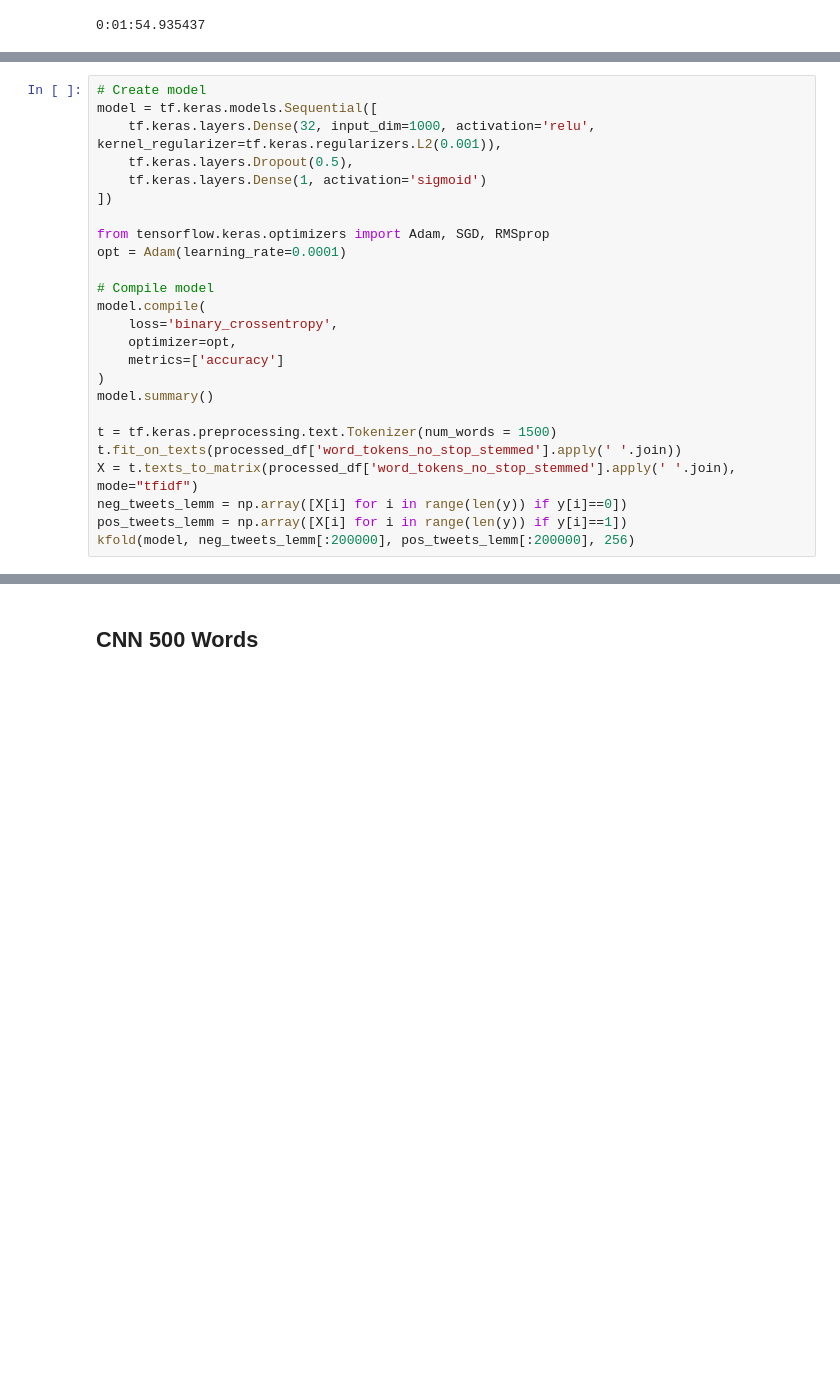
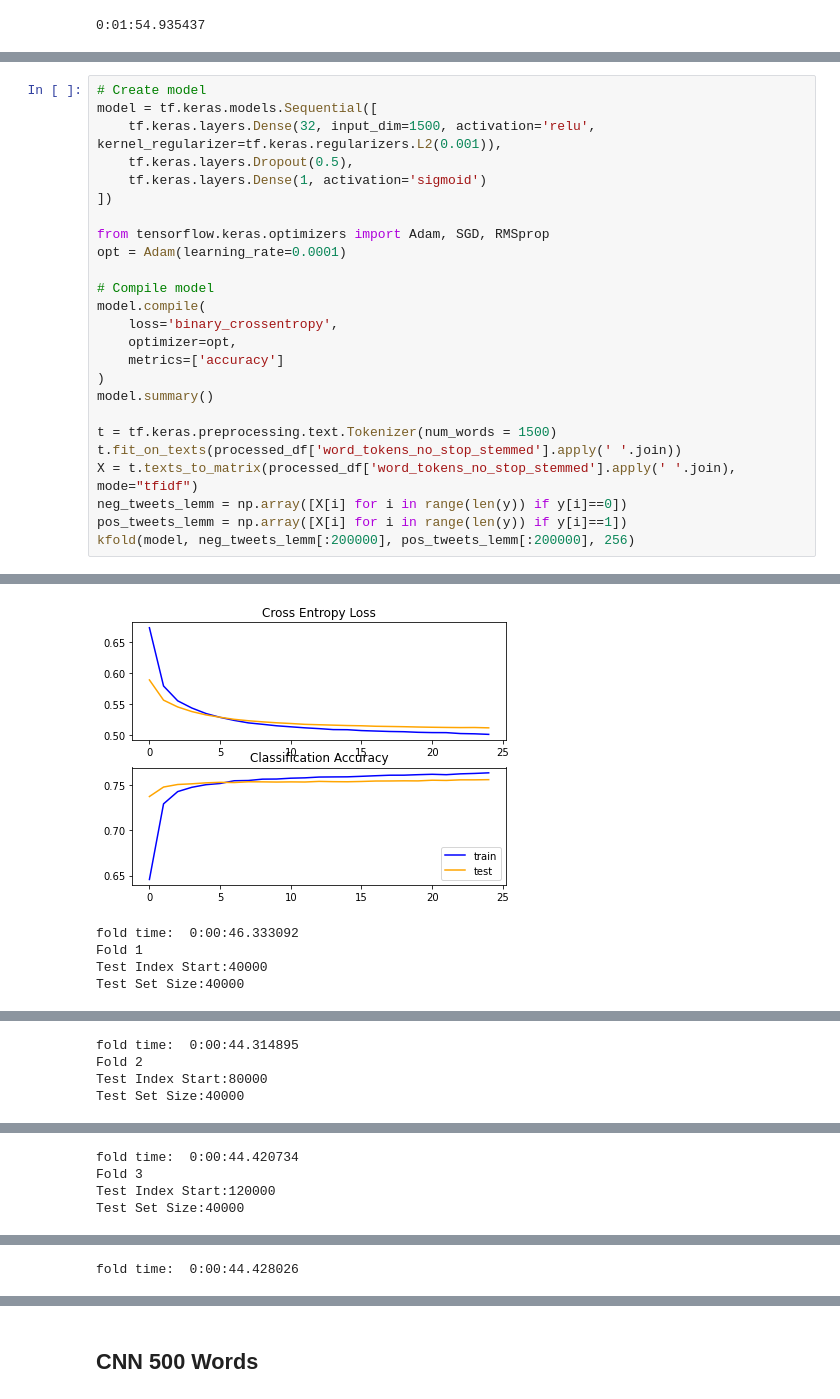
Before and after one commit to NJindia/Tweet_Sentimentality_Classification, a Jupyter notebook: Feature Generation.ipynb, the cells around one changed output, grey strips where cells are left out. Cells and saved outputs as stored; diff of their text form; blank space fills up the shorter version.

```diff
--- a/Feature Generation.ipynb
+++ b/Feature Generation.ipynb
@@ -628,7 +662,7 @@ fold time:  0:01:50.994837
 # %%
 # Create model
 model = tf.keras.models.Sequential([
-    tf.keras.layers.Dense(32, input_dim=1000, activation='relu', kernel_regularizer=tf.keras.regularizers.L2(0.001)),
+    tf.keras.layers.Dense(32, input_dim=1500, activation='relu', kernel_regularizer=tf.keras.regularizers.L2(0.001)),
     tf.keras.layers.Dropout(0.5),
     tf.keras.layers.Dense(1, activation='sigmoid')
 ])
@@ -650,3 +684,4 @@ X = t.texts_to_matrix(processed_df['word_tokens_no_stop_stemmed'].apply(' '.join
 neg_tweets_lemm = np.array([X[i] for i in range(len(y)) if y[i]==0])
 pos_tweets_lemm = np.array([X[i] for i in range(len(y)) if y[i]==1])
 kfold(model, neg_tweets_lemm[:200000], pos_tweets_lemm[:200000], 256)
+# %% [output]
@@ -652,0 +707,5 @@ kfold(model, neg_tweets_lemm[:200000], pos_tweets_lemm[:200000], 256)
+[figure, added]
+fold time:  0:00:46.333092
+Fold 1
+Test Index Start:40000
+Test Set Size:40000
@@ -652,0 +713,4 @@ kfold(model, neg_tweets_lemm[:200000], pos_tweets_lemm[:200000], 256)
+fold time:  0:00:44.314895
+Fold 2
+Test Index Start:80000
+Test Set Size:40000
@@ -652,0 +718,4 @@ kfold(model, neg_tweets_lemm[:200000], pos_tweets_lemm[:200000], 256)
+fold time:  0:00:44.420734
+Fold 3
+Test Index Start:120000
+Test Set Size:40000
@@ -652,0 +728 @@ kfold(model, neg_tweets_lemm[:200000], pos_tweets_lemm[:200000], 256)
+fold time:  0:00:44.428026
```
Also changed, not shown: parts of 31 cells of this notebook.
